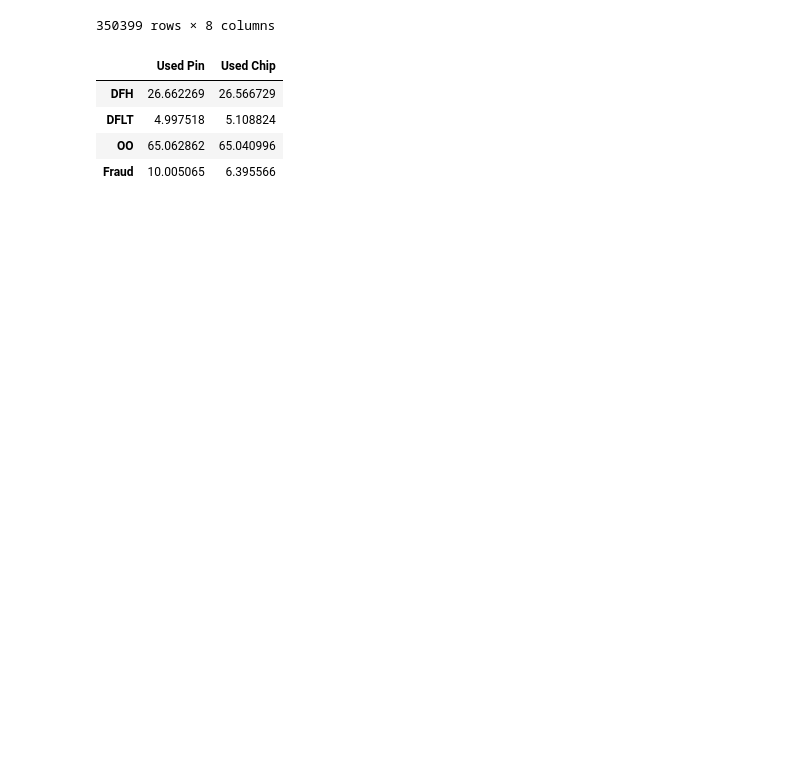
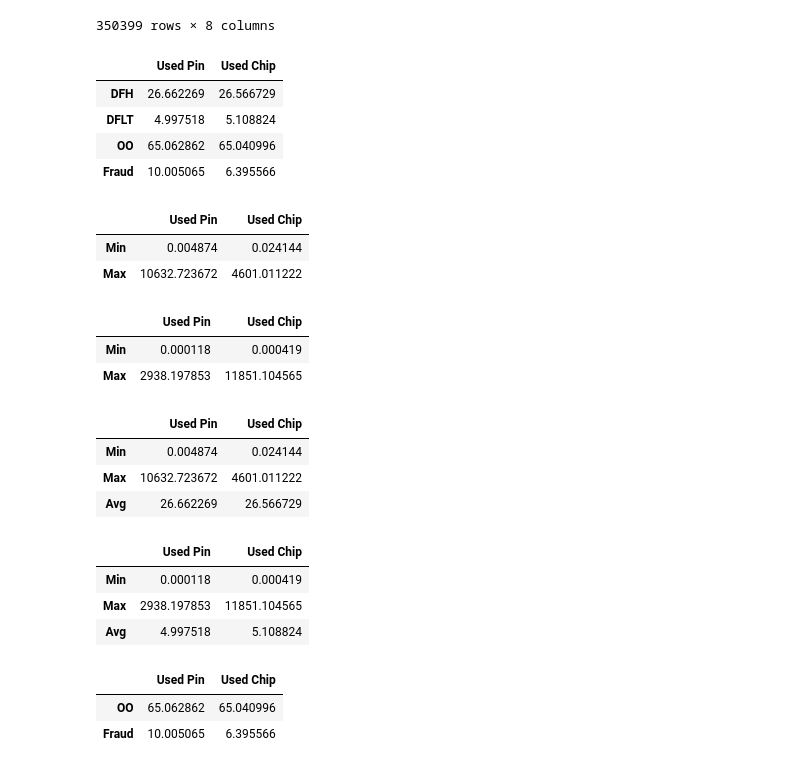
Before and after one commit to Yomi123-tech/NeuedaGroup44, a Jupyter notebook: YomiyuMekonnen_CleanedDatasets.ipynb, the cells around one changed output. Cells and saved outputs as stored; diff of their text form; code cells hidden in the pictures; blank space fills up the shorter version.

```diff
--- a/YomiyuMekonnen_CleanedDatasets.ipynb
+++ b/YomiyuMekonnen_CleanedDatasets.ipynb
@@ -164,0 +171,2 @@ final_df.to_csv('initial_datastory.csv',index=False)
+# %%
+DFH_chip_max = df_chip['distance_from_home'].max()
@@ -164,0 +192,35 @@ final_df.to_csv('initial_datastory.csv',index=False)
+# %%
+DFH_data_df
+# %% [output]
+|  | Used Pin | Used Chip |
+| Min | 0.004874 | 0.024144 |
+| Max | 10632.723672 | 4601.011222 |
+# %%
+DFLT_data_df
+# %% [output]
+|  | Used Pin | Used Chip |
+| Min | 0.000118 | 0.000419 |
+| Max | 2938.197853 | 11851.104565 |
+# %%
+DFLT_df_data = [[DFLT_pin_min,DFLT_chip_min],[DFLT_pin_max,DFLT_chip_max],[DFLT_pin,DFLT_chip]]
+DFH_df_data = [[DFH_pin_min,DFH_chip_min],[DFH_pin_max,DFH_chip_max],[DFH_pin,DFH_chip]]
+# %%
+columns = ["Used Pin", "Used Chip"]
+rows = ["Min", "Max","Avg"]
+# %%
+DFH_data_df = pd.DataFrame(DFH_df_data,columns=columns,index=rows)
+DFLT_data_df = pd.DataFrame(DFLT_df_data,columns=columns,index=rows)
+# %%
+DFH_data_df
+# %% [output]
+|  | Used Pin | Used Chip |
+| Min | 0.004874 | 0.024144 |
+| Max | 10632.723672 | 4601.011222 |
+| Avg | 26.662269 | 26.566729 |
+# %%
+DFLT_data_df
+# %% [output]
+|  | Used Pin | Used Chip |
+| Min | 0.000118 | 0.000419 |
+| Max | 2938.197853 | 11851.104565 |
+| Avg | 4.997518 | 5.108824 |
@@ -164,0 +234,6 @@ final_df.to_csv('initial_datastory.csv',index=False)
+# %%
+final_df
+# %% [output]
+|  | Used Pin | Used Chip |
+| OO | 65.062862 | 65.040996 |
+| Fraud | 10.005065 | 6.395566 |
```
Also changed, not shown: parts of 18 cells of this notebook, 3 other files.
